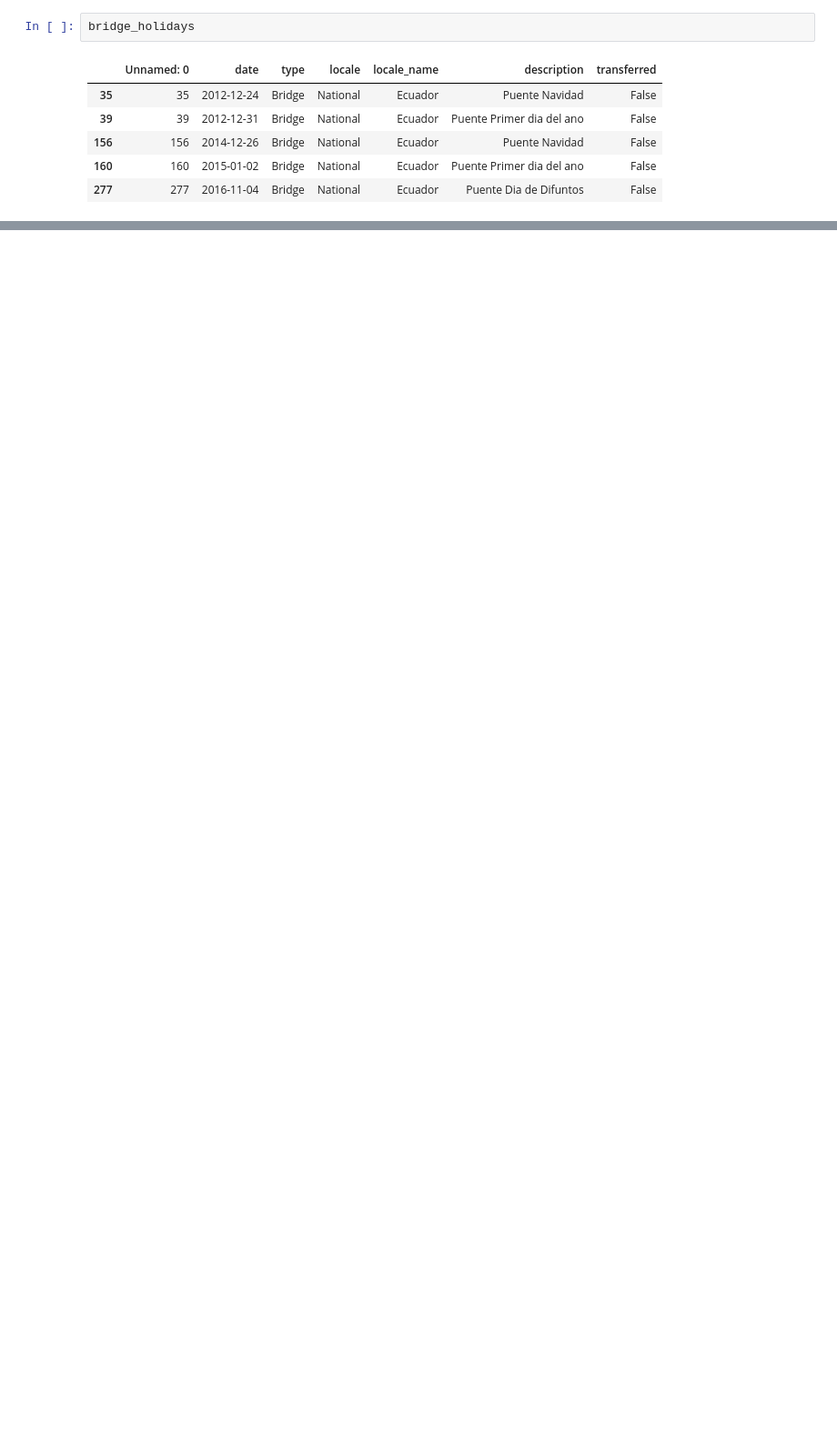
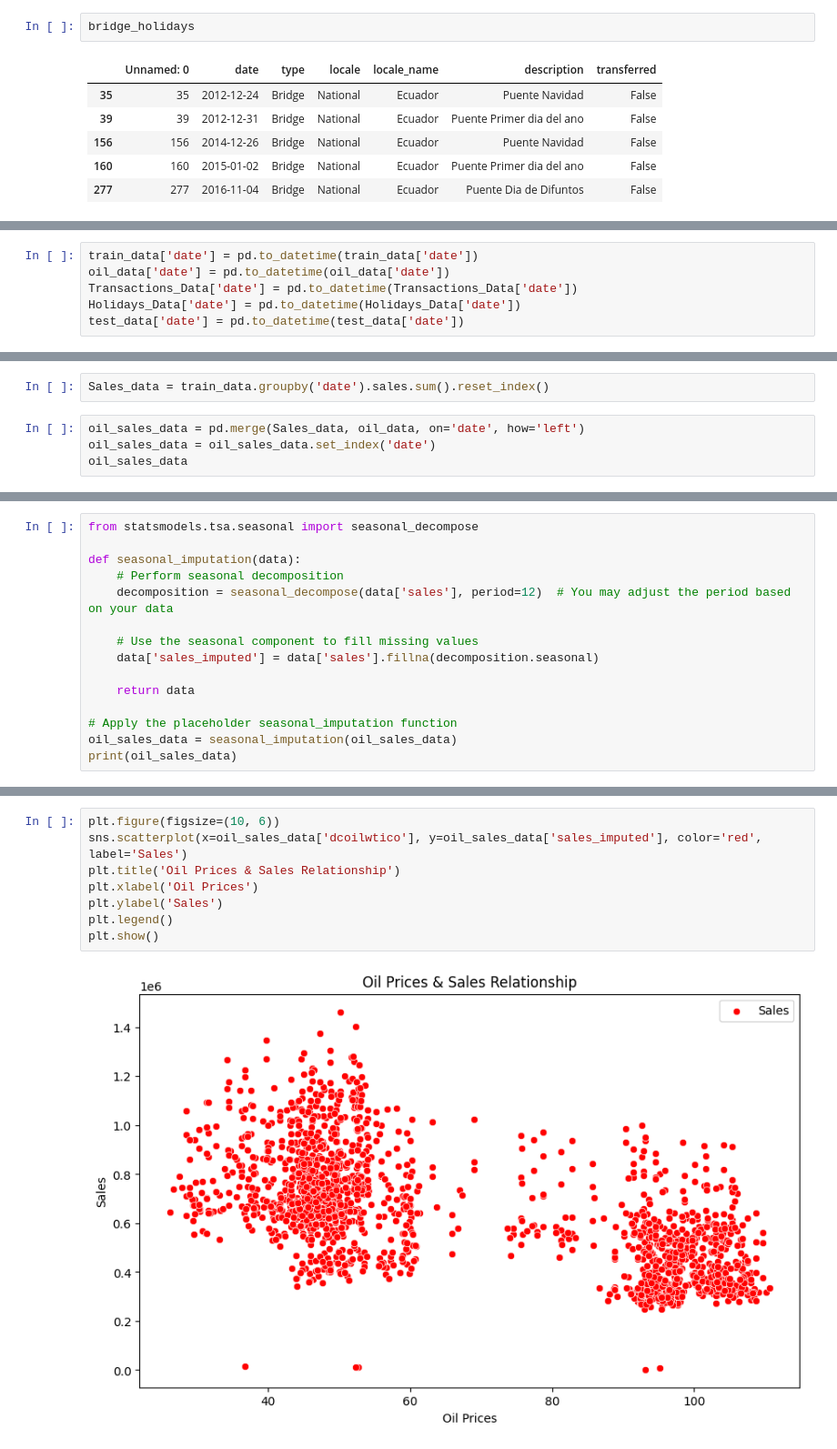
Before and after one commit to BrianBassey37/Data_Science_Projects, a Jupyter notebook: notebooks/RegressionNotebook.ipynb, the cells around one changed output, grey strips where cells are left out. Shown: that part at 91% size. Saved outputs shown, nothing was run; the diff lists cells and outputs as text; blank space fills up the shorter version.

```diff
--- a/notebooks/RegressionNotebook.ipynb
+++ b/notebooks/RegressionNotebook.ipynb
@@ -519,0 +533,6 @@ bridge_holidays
+# %%
+train_data['date'] = pd.to_datetime(train_data['date'])
+oil_data['date'] = pd.to_datetime(oil_data['date'])
+Transactions_Data['date'] = pd.to_datetime(Transactions_Data['date'])
+Holidays_Data['date'] = pd.to_datetime(Holidays_Data['date'])
+test_data['date'] = pd.to_datetime(test_data['date'])
@@ -519,0 +541,6 @@ bridge_holidays
+# %%
+Sales_data = train_data.groupby('date').sales.sum().reset_index()
+# %%
+oil_sales_data = pd.merge(Sales_data, oil_data, on='date', how='left')
+oil_sales_data = oil_sales_data.set_index('date')
+oil_sales_data
@@ -519,0 +564,15 @@ bridge_holidays
+# %%
+from statsmodels.tsa.seasonal import seasonal_decompose
+
+def seasonal_imputation(data):
+    # Perform seasonal decomposition
+    decomposition = seasonal_decompose(data['sales'], period=12)  # You may adjust the period based on your data
+
+    # Use the seasonal component to fill missing values
+    data['sales_imputed'] = data['sales'].fillna(decomposition.seasonal)
+
+    return data
+
+# Apply the placeholder seasonal_imputation function
+oil_sales_data = seasonal_imputation(oil_sales_data)
+print(oil_sales_data)
@@ -519,0 +595,10 @@ bridge_holidays
+# %%
+plt.figure(figsize=(10, 6))
+sns.scatterplot(x=oil_sales_data['dcoilwtico'], y=oil_sales_data['sales_imputed'], color='red', label='Sales')
+plt.title('Oil Prices & Sales Relationship')
+plt.xlabel('Oil Prices')
+plt.ylabel('Sales')
+plt.legend()
+plt.show()
+# %% [output]
+[figure, added]
```
Also changed, not shown: parts of 9 cells of this notebook.
